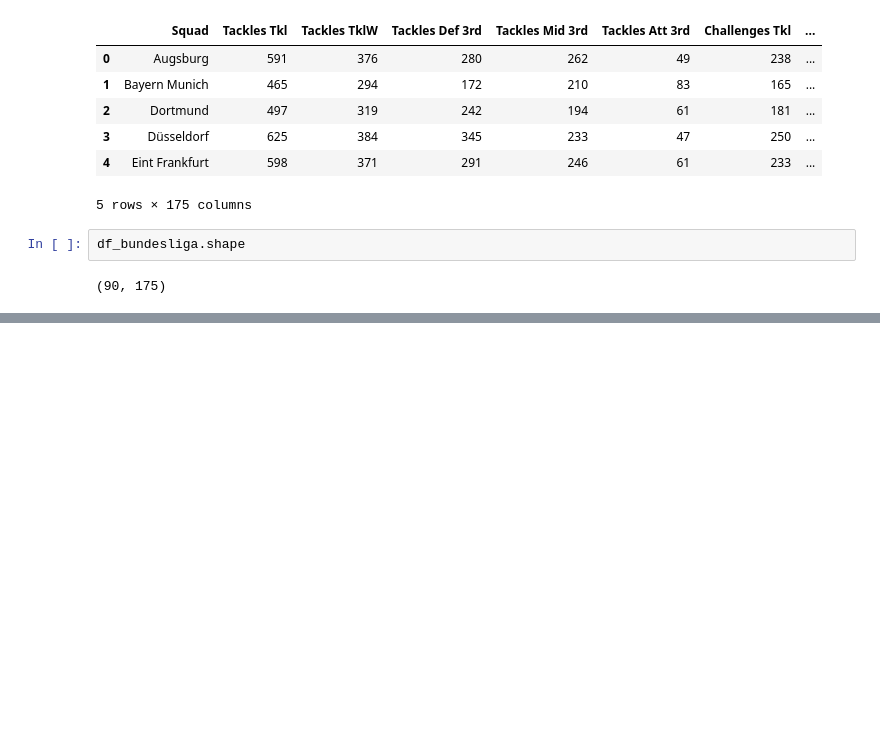
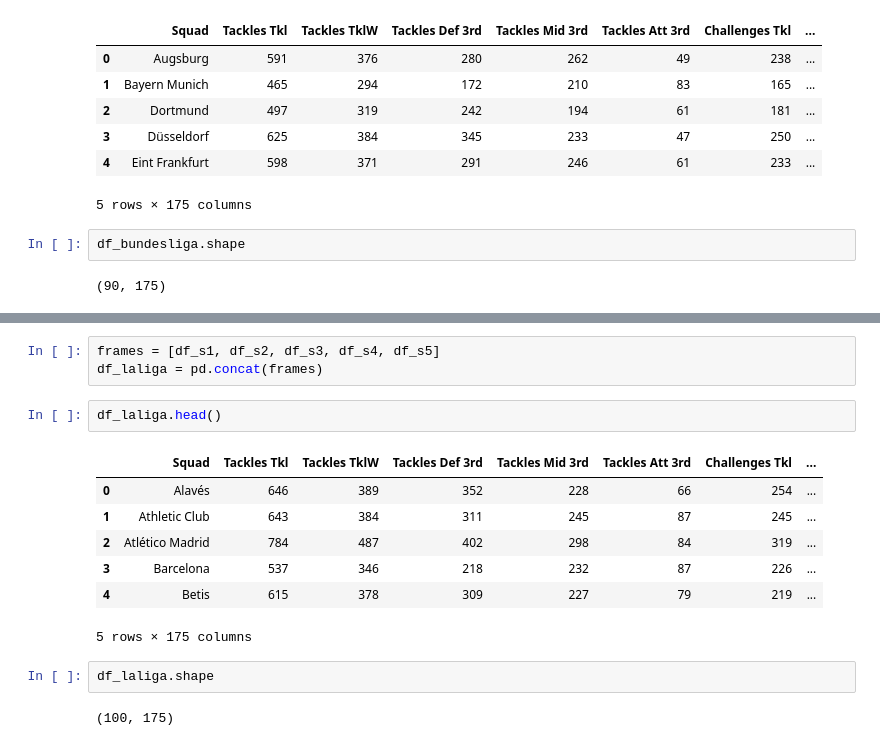
Before and after one commit to sambuddharay/FinalYearProject, a Jupyter notebook: model1/important_features.ipynb, the cells around one changed output, grey strips where cells are left out. Saved outputs shown, nothing was run; the diff lists cells and outputs as text; blank space fills up the shorter version.

```diff
--- a/model1/important_features.ipynb
+++ b/model1/important_features.ipynb
@@ -748,0 +914,17 @@ df_bundesliga.shape
+# %%
+frames = [df_s1, df_s2, df_s3, df_s4, df_s5]
+df_laliga = pd.concat(frames)
+# %%
+df_laliga.head()
+# %% [output]
+|  | Squad | Tackles Tkl | Tackles TklW | Tackles Def 3rd | Tackles Mid 3rd | Tackles Att 3rd | Challenges Tkl | ... |
+| 0 | Alavés | 646 | 389 | 352 | 228 | 66 | 254 | ... |
+| 1 | Athletic Club | 643 | 384 | 311 | 245 | 87 | 245 | ... |
+| 2 | Atlético Madrid | 784 | 487 | 402 | 298 | 84 | 319 | ... |
+| 3 | Barcelona | 537 | 346 | 218 | 232 | 87 | 226 | ... |
+| 4 | Betis | 615 | 378 | 309 | 227 | 79 | 219 | ... |
+5 rows × 175 columns
+# %%
+df_laliga.shape
+# %% [output]
+(100, 175)
```
Also changed, not shown: parts of 25 cells of this notebook, 25 other files.
